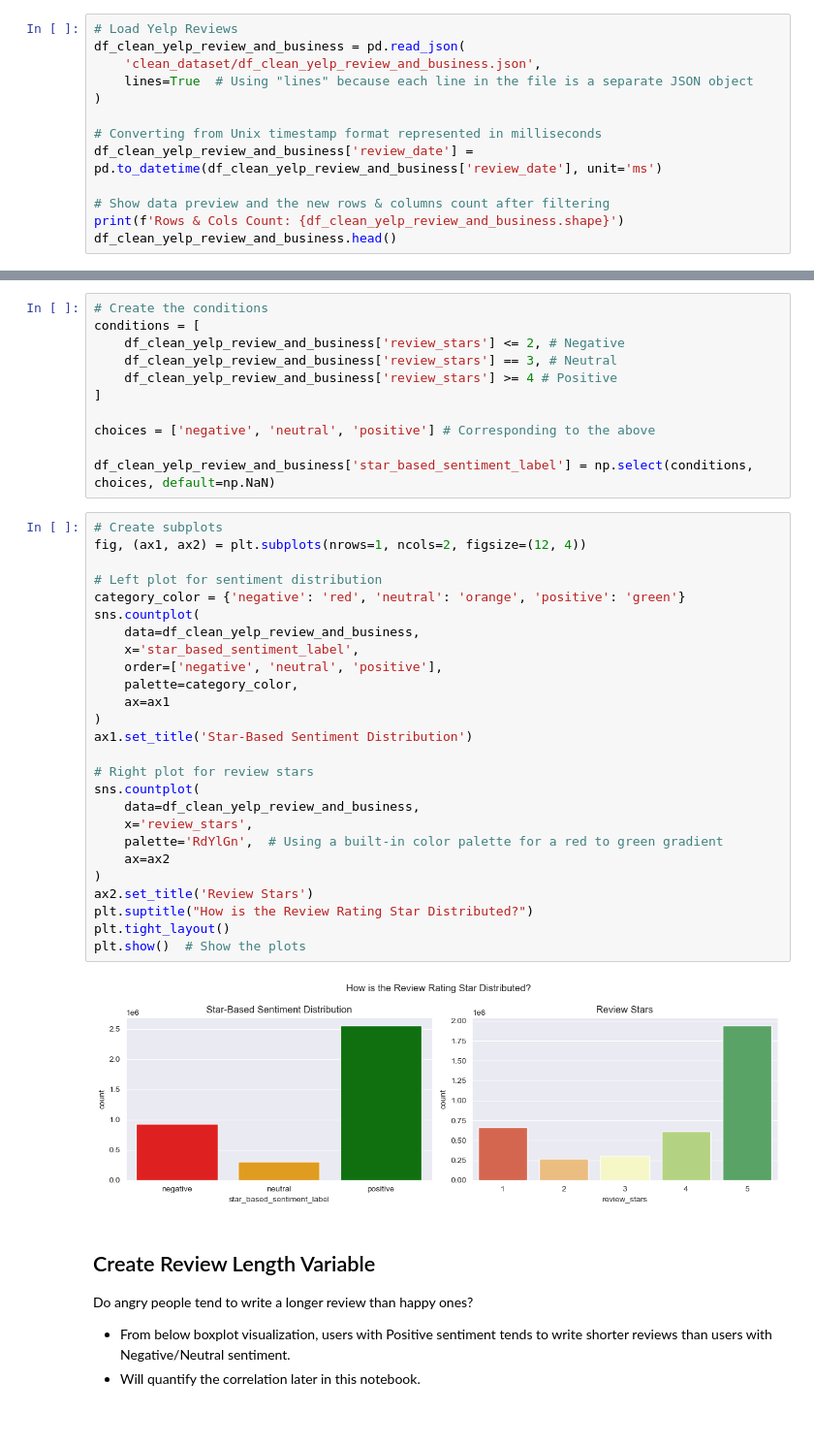
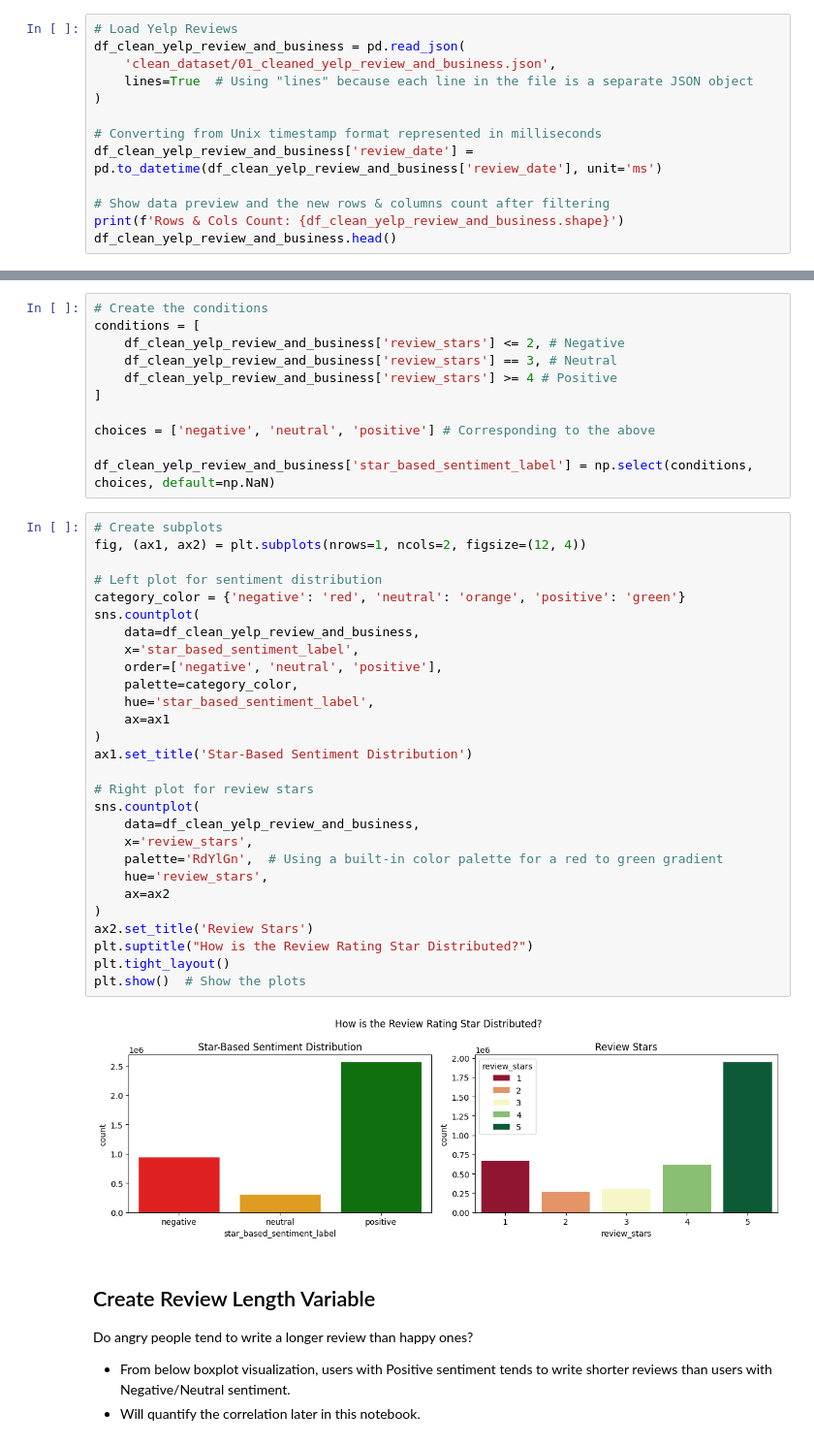
Before and after one commit to clement-hironimus/yelp-pulse-sentiment-topic-modeling, a Jupyter notebook: 02_yelp_pulse_exploratory_data_analysis.ipynb, the cells around one changed output, grey strips where cells are left out. Shown at 97% size. Saved outputs shown, nothing was run; the diff lists cells and outputs as text.

```diff
--- a/02_yelp_pulse_exploratory_data_analysis.ipynb
+++ b/02_yelp_pulse_exploratory_data_analysis.ipynb
@@ -106,7 +105,7 @@ Table column semantic & example:
 # %%
 # Load Yelp Reviews
 df_clean_yelp_review_and_business = pd.read_json(
-    'clean_dataset/df_clean_yelp_review_and_business.json',
+    'clean_dataset/01_cleaned_yelp_review_and_business.json',
     lines=True  # Using "lines" because each line in the file is a separate JSON object
 )
 
@@ -235,31 +234,33 @@ df_clean_yelp_review_and_business['star_based_sentiment_label'] = np.select(cond
 # %%
 # Create subplots
 fig, (ax1, ax2) = plt.subplots(nrows=1, ncols=2, figsize=(12, 4))
 
 # Left plot for sentiment distribution
 category_color = {'negative': 'red', 'neutral': 'orange', 'positive': 'green'}
 sns.countplot(
     data=df_clean_yelp_review_and_business,
     x='star_based_sentiment_label',
     order=['negative', 'neutral', 'positive'],
     palette=category_color,
+    hue='star_based_sentiment_label',
     ax=ax1
 )
 ax1.set_title('Star-Based Sentiment Distribution')
 
 # Right plot for review stars
 sns.countplot(
     data=df_clean_yelp_review_and_business,
     x='review_stars',
     palette='RdYlGn',  # Using a built-in color palette for a red to green gradient
+    hue='review_stars',
     ax=ax2
 )
 ax2.set_title('Review Stars')
 plt.suptitle("How is the Review Rating Star Distributed?")
 plt.tight_layout()
 plt.show()  # Show the plots
 # %% [output]
-[figure, old version]
+[figure, new version]
 # %% [markdown]
 ## Create Review Length Variable
 Do angry people tend to write a longer review than happy ones?
```
Also changed, not shown: parts of 25 cells of this notebook, 26 other files.
